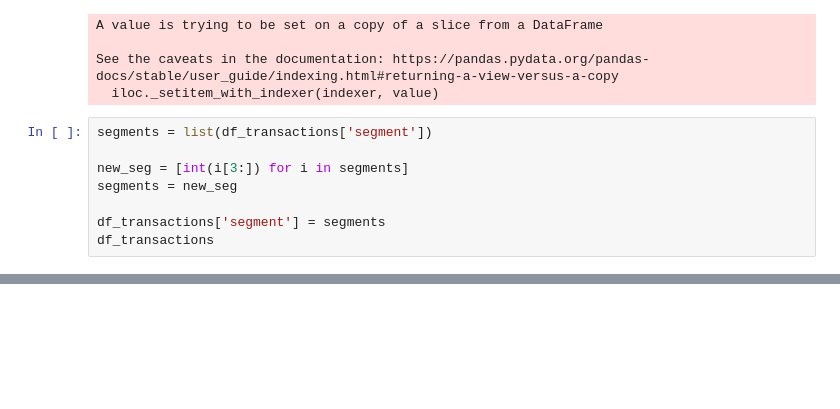
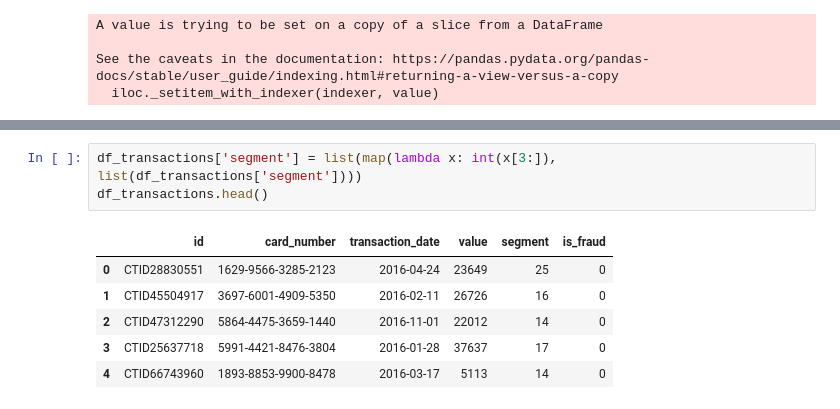
Before and after one commit to Eric-Mendes/conta-stone-data-challenge, a Jupyter notebook: data_analyses.ipynb, the cells around one changed output, grey strips where cells are left out. Cells and saved outputs as stored; diff of their text form; blank space fills up the shorter version.

```diff
--- a/data_analyses.ipynb
+++ b/data_analyses.ipynb
@@ -314,11 +351,3 @@ A value is trying to be set on a copy of a slice from a DataFrame
 
 See the caveats in the documentation: https://pandas.pydata.org/pandas-docs/stable/user_guide/indexing.html#returning-a-view-versus-a-copy
   iloc._setitem_with_indexer(indexer, value)
-# %%
-segments = list(df_transactions['segment'])
-
-new_seg = [int(i[3:]) for i in segments]
-segments = new_seg
-
-df_transactions['segment'] = segments
-df_transactions
@@ -338,0 +354,10 @@ df_transactions
+# %%
+df_transactions['segment'] = list(map(lambda x: int(x[3:]), list(df_transactions['segment'])))
+df_transactions.head()
+# %% [output]
+|  | id | card_number | transaction_date | value | segment | is_fraud |
+| 0 | CTID28830551 | 1629-9566-3285-2123 | 2016-04-24 | 23649 | 25 | 0 |
+| 1 | CTID45504917 | 3697-6001-4909-5350 | 2016-02-11 | 26726 | 16 | 0 |
+| 2 | CTID47312290 | 5864-4475-3659-1440 | 2016-11-01 | 22012 | 14 | 0 |
+| 3 | CTID25637718 | 5991-4421-8476-3804 | 2016-01-28 | 37637 | 17 | 0 |
+| 4 | CTID66743960 | 1893-8853-9900-8478 | 2016-03-17 | 5113 | 14 | 0 |
```
Also changed, not shown: parts of 38 cells of this notebook.
